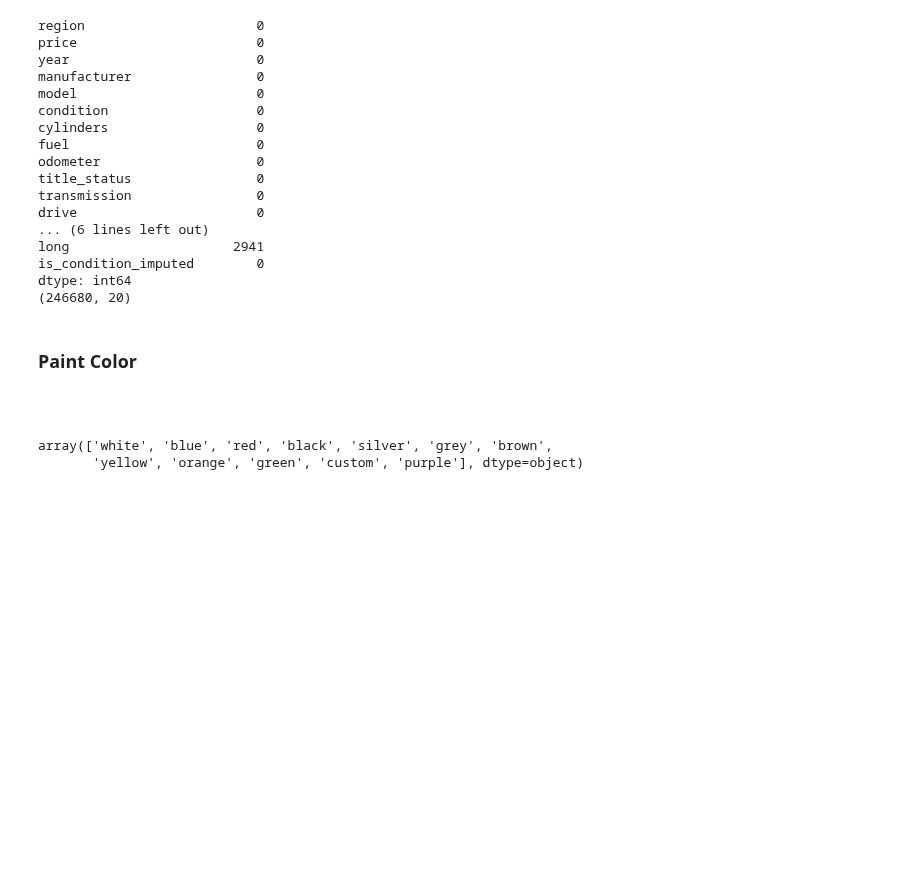
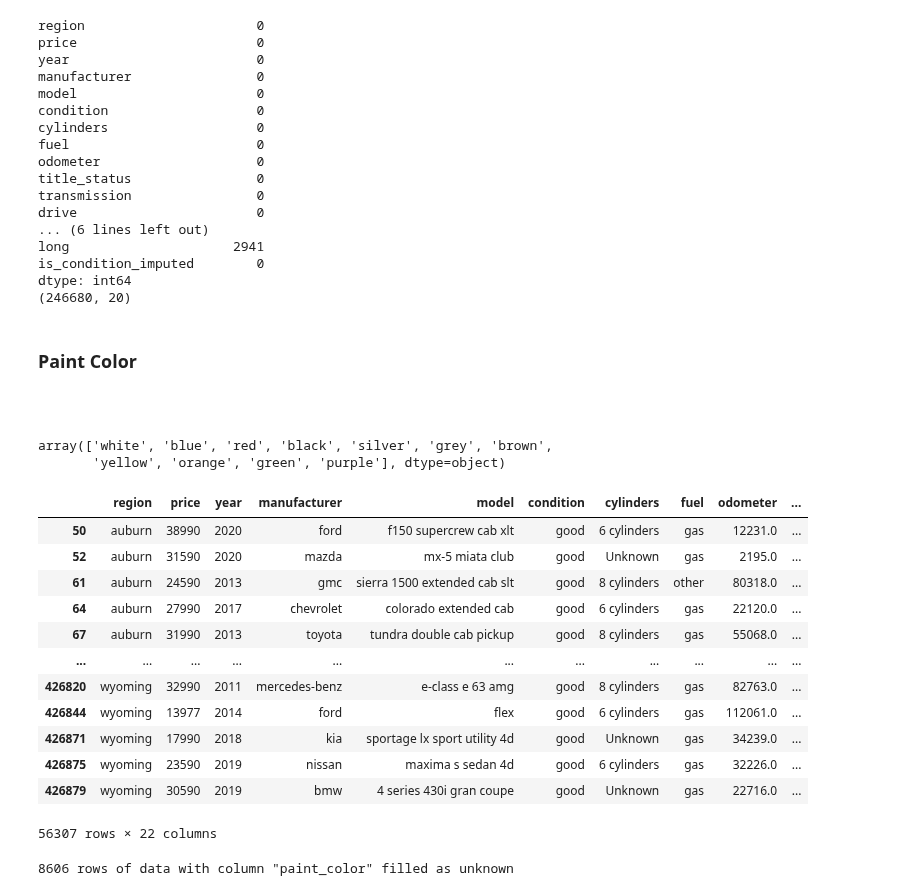
Before and after one commit to RandyTunru/Used-Cars-Exploratory-Analysis-and-Modelling, a Jupyter notebook: index.ipynb, the cells around one changed output. Saved outputs shown, nothing was run; the diff lists cells and outputs as text; code cells hidden in the pictures; blank space fills up the shorter version.

Commit message:
docs: completed missing values imputation of 'paint_color' column

```diff
--- a/index.ipynb
+++ b/index.ipynb
@@ -1481,7 +1481,37 @@ dtype: int64
 ###
 # %%
 unique_paint_color = main_dataset.paint_color.dropna().unique()
-unique_paint
+unique_paint_color = unique_paint_color[unique_paint_color != 'custom']
+unique_paint_color
 # %% [output]
 array(['white', 'blue', 'red', 'black', 'silver', 'grey', 'brown',
-       'yellow', 'orange', 'green', 'custom', 'purple'], dtype=object)
+       'yellow', 'orange', 'green', 'purple'], dtype=object)
+# %%
+pattern = r'\b' + '|'.join(m for m in unique_paint_color) + r'\b'
+
+main_dataset['found_paint_color'] = (
+    main_dataset['description']
+    .fillna('')
+    .str.lower()
+    .str.findall(pattern)
+)
+# %%
+main_dataset['unique_found_paint_color'] = main_dataset['found_paint_color'].apply(lambda x: tuple(set(x)))
+# %%
+found_paint_color = main_dataset.loc[main_dataset['paint_color'].isna() & (main_dataset['unique_found_paint_color'].apply(lambda x : len(x) > 0))]
+# %%
+found_paint_color
+# %% [output]
+|  | region | price | year | manufacturer | model | condition | cylinders | fuel | odometer | ... |
+| 50 | auburn | 38990 | 2020 | ford | f150 supercrew cab xlt | good | 6 cylinders | gas | 12231.0 | ... |
+| 52 | auburn | 31590 | 2020 | mazda | mx-5 miata club | good | Unknown | gas | 2195.0 | ... |
+| 61 | auburn | 24590 | 2013 | gmc | sierra 1500 extended cab slt | good | 8 cylinders | other | 80318.0 | ... |
+| 64 | auburn | 27990 | 2017 | chevrolet | colorado extended cab | good | 6 cylinders | gas | 22120.0 | ... |
+| 67 | auburn | 31990 | 2013 | toyota | tundra double cab pickup | good | 8 cylinders | gas | 55068.0 | ... |
+| ... | ... | ... | ... | ... | ... | ... | ... | ... | ... | ... |
+| 426820 | wyoming | 32990 | 2011 | mercedes-benz | e-class e 63 amg | good | 8 cylinders | gas | 82763.0 | ... |
+| 426844 | wyoming | 13977 | 2014 | ford | flex | good | 6 cylinders | gas | 112061.0 | ... |
+| 426871 | wyoming | 17990 | 2018 | kia | sportage lx sport utility 4d | good | Unknown | gas | 34239.0 | ... |
+| 426875 | wyoming | 23590 | 2019 | nissan | maxima s sedan 4d | good | 6 cylinders | gas | 32226.0 | ... |
+| 426879 | wyoming | 30590 | 2019 | bmw | 4 series 430i gran coupe | good | Unknown | gas | 22716.0 | ... |
+56307 rows × 22 columns
@@ -1487,0 +1523,10 @@ array(['white', 'blue', 'red', 'black', 'silver', 'grey', 'brown',
+# %%
+not_found_paint_color = main_dataset['paint_color'].isna().sum()
+
+main_dataset['paint_color'] = main_dataset['paint_color'].fillna('Unknown')
+
+print(f'{not_found_paint_color} rows of data with column "paint_color" filled as unknown')
+
+main_dataset.drop(columns=['unique_found_paint_color', 'found_paint_color'], inplace=True)
+# %% [output]
+8606 rows of data with column "paint_color" filled as unknown
```
Also changed, not shown: parts of 2 cells of this notebook.
